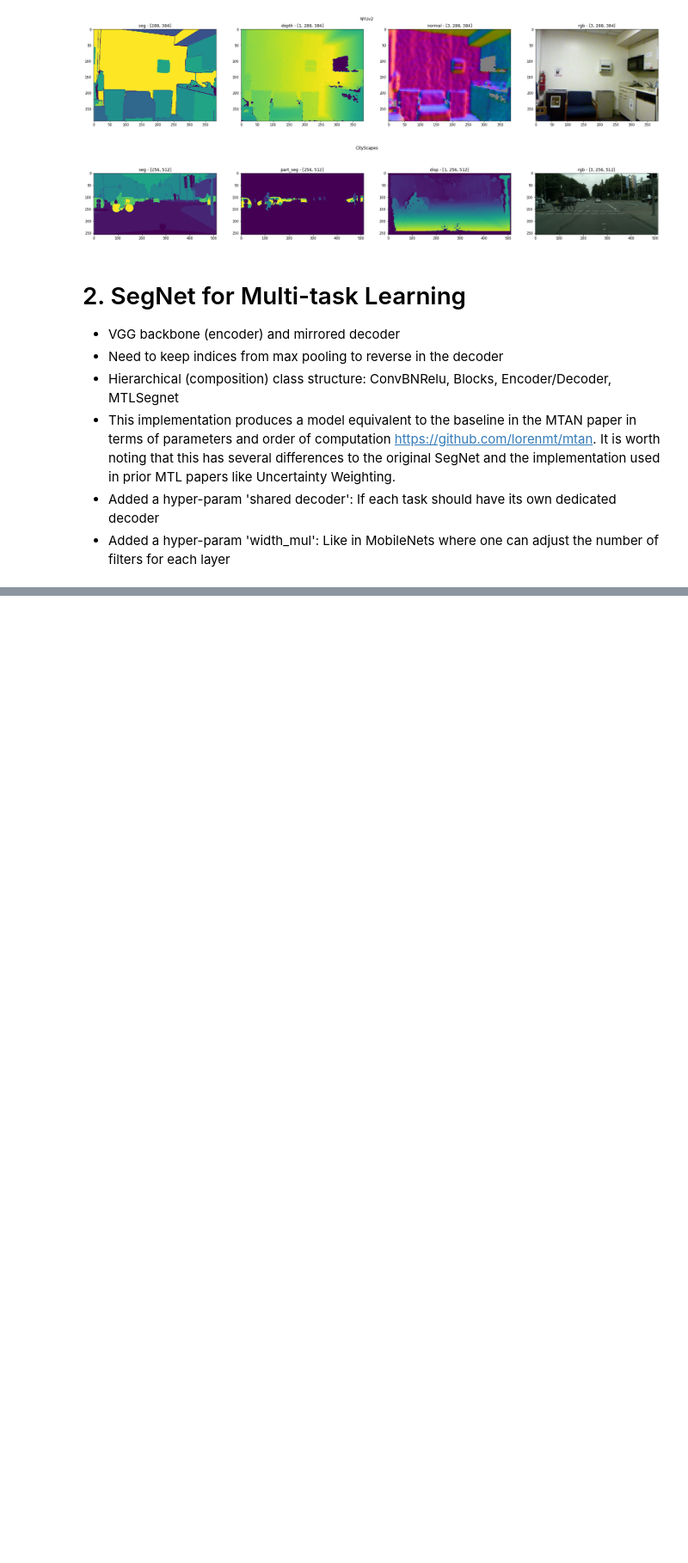
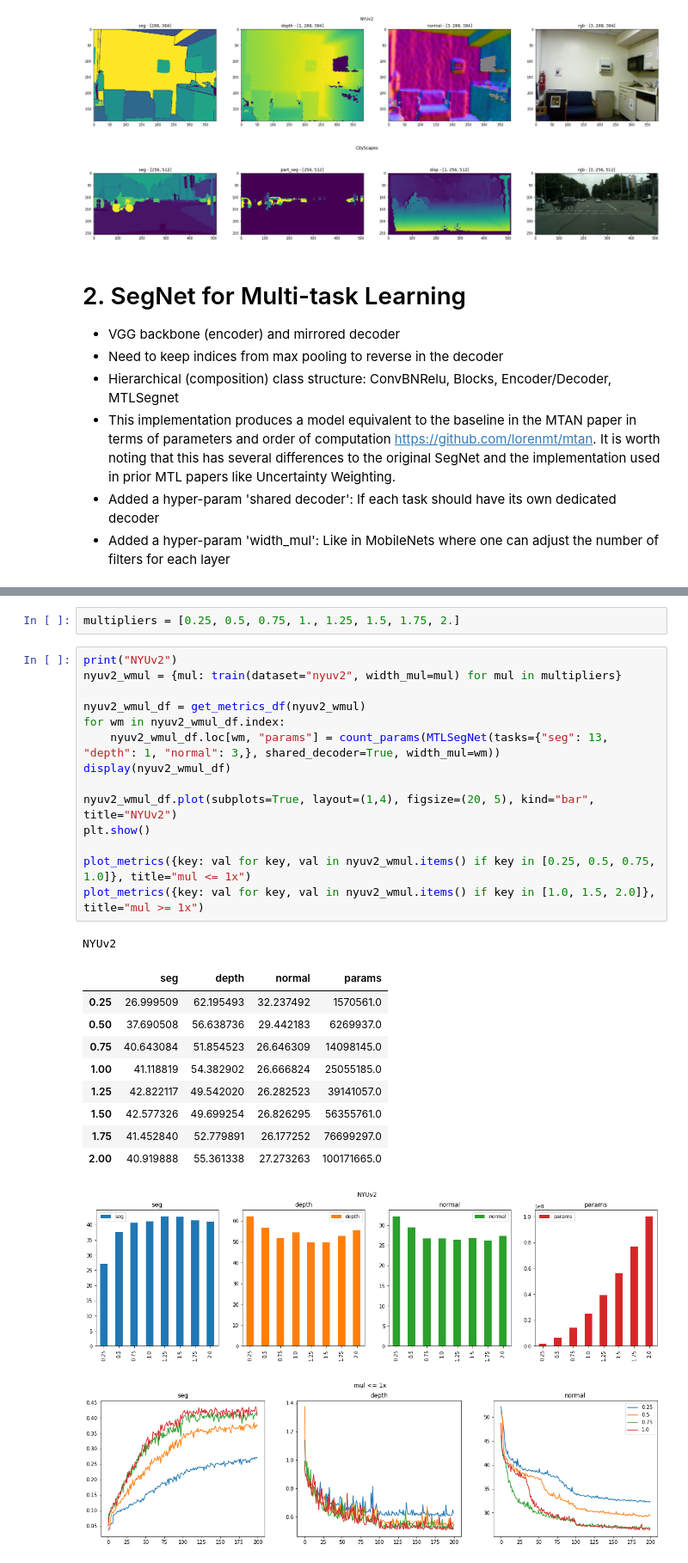
Before and after one commit to xapharius/mlscripts, a Jupyter notebook: MTL SegNet.ipynb, the cells around one changed output, grey strips where cells are left out. Shown at 86% size. Saved outputs shown, nothing was run; the diff lists cells and outputs as text; blank space fills up the shorter version.

```diff
--- a/MTL SegNet.ipynb
+++ b/MTL SegNet.ipynb
@@ -327,0 +464,29 @@ def train(dataset="nyuv2", shared_decoder=True, width_mul=1, batch_size=4, n_epo
+# %%
+multipliers = [0.25, 0.5, 0.75, 1., 1.25, 1.5, 1.75, 2.]
+# %%
+print("NYUv2")
+nyuv2_wmul = {mul: train(dataset="nyuv2", width_mul=mul) for mul in multipliers}
+
+nyuv2_wmul_df = get_metrics_df(nyuv2_wmul)
+for wm in nyuv2_wmul_df.index:
+    nyuv2_wmul_df.loc[wm, "params"] = count_params(MTLSegNet(tasks={"seg": 13, "depth": 1, "normal": 3,}, shared_decoder=True, width_mul=wm))
+display(nyuv2_wmul_df)
+
+nyuv2_wmul_df.plot(subplots=True, layout=(1,4), figsize=(20, 5), kind="bar", title="NYUv2")
+plt.show()
+
+plot_metrics({key: val for key, val in nyuv2_wmul.items() if key in [0.25, 0.5, 0.75, 1.0]}, title="mul <= 1x")
+plot_metrics({key: val for key, val in nyuv2_wmul.items() if key in [1.0, 1.5, 2.0]}, title="mul >= 1x")
+# %% [output]
+NYUv2
+|  | seg | depth | normal | params |
+| 0.25 | 26.999509 | 62.195493 | 32.237492 | 1570561.0 |
+| 0.50 | 37.690508 | 56.638736 | 29.442183 | 6269937.0 |
+| 0.75 | 40.643084 | 51.854523 | 26.646309 | 14098145.0 |
+| 1.00 | 41.118819 | 54.382902 | 26.666824 | 25055185.0 |
+| 1.25 | 42.822117 | 49.542020 | 26.282523 | 39141057.0 |
+| 1.50 | 42.577326 | 49.699254 | 26.826295 | 56355761.0 |
+| 1.75 | 41.452840 | 52.779891 | 26.177252 | 76699297.0 |
+| 2.00 | 40.919888 | 55.361338 | 27.273263 | 100171665.0 |
+[figure, added]
+[figure, added]
```
Also changed, not shown: parts of 15 cells of this notebook.
